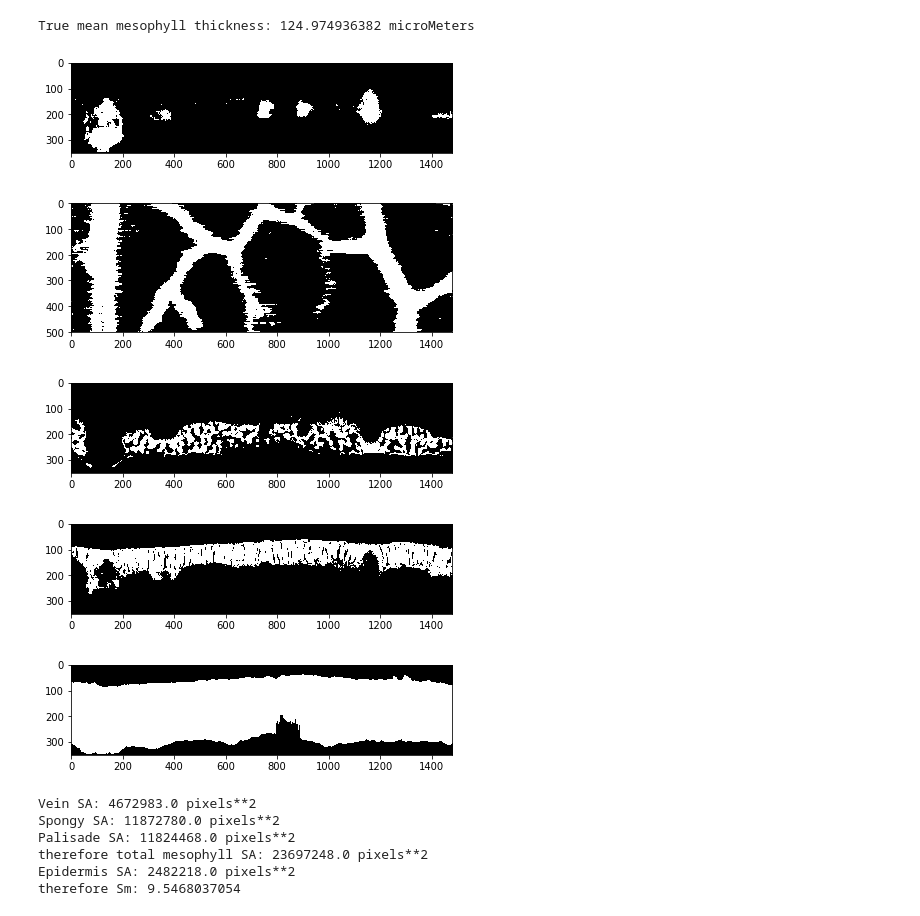
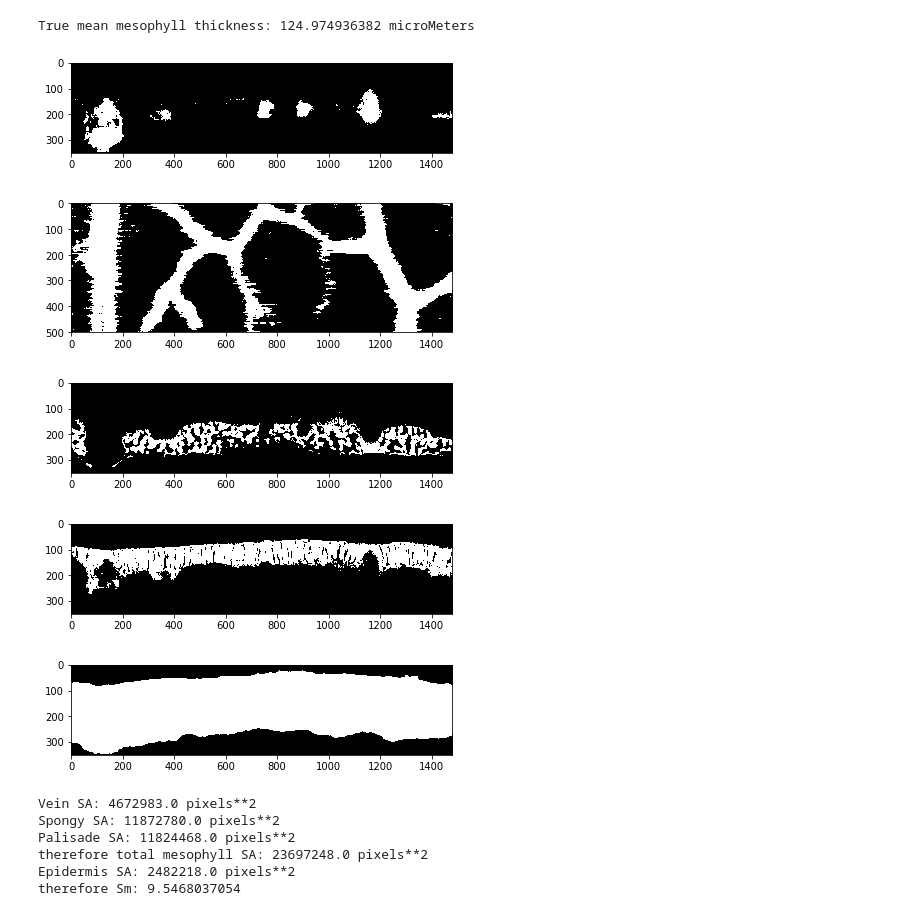
Before and after one commit to masonearles/3DLeafCT, a Jupyter notebook: ML_microCT/jupyter/LeafTraits.ipynb, the cells around one changed output. Cells and saved outputs as stored; diff of their text form; code cells hidden in the pictures.

```diff
--- a/ML_microCT/jupyter/LeafTraits.ipynb
+++ b/ML_microCT/jupyter/LeafTraits.ipynb
@@ -210,34 +209,34 @@ True mean mesophyll thickness: 124.974936382 microMeters
 # %%
 # set up array for each pixel class, to calculate SA
 vein_trace = (img==vein)
 spongy_trace = (img==spongy)
 palisade_trace = (img==palisade)
 
 # Generate a binary stack with the pixels inside the epidermis set equal to 1
 # allows us to calculate leaf SA
 epi_in = np.zeros(img.shape, dtype=np.uint16)
 for y in range(0,epi_in.shape[2]):
     for z in range(0,epi_in.shape[0]):
         epi_in[z,e_up[z,y]:e_low[z,y],y] = 1
 epi_in_trace = (epi_in==1)
 
 %matplotlib inline
 io.imshow(vein_trace[0,:,:])
 io.show()
 io.imshow(vein_trace[:,185,:])
 io.show()
 io.imshow(spongy_trace[0,:,:])
 io.show()
 io.imshow(palisade_trace[0,:,:])
 io.show()
-io.imshow(epi_in_trace[0,:,:])
+io.imshow(epi_in_trace[100,:,:])
 io.show()
 # %% [output]
 [figure]
 [figure]
 [figure]
 [figure]
-[figure, old version]
+[figure, new version]
 # %%
 vein_vert_faces = marching_cubes_lewiner(vein_trace)
 vein_SA = mesh_surface_area(vein_vert_faces[0],vein_vert_faces[1])
```
Also changed, not shown: parts of 8 cells of this notebook, 4 other files.
